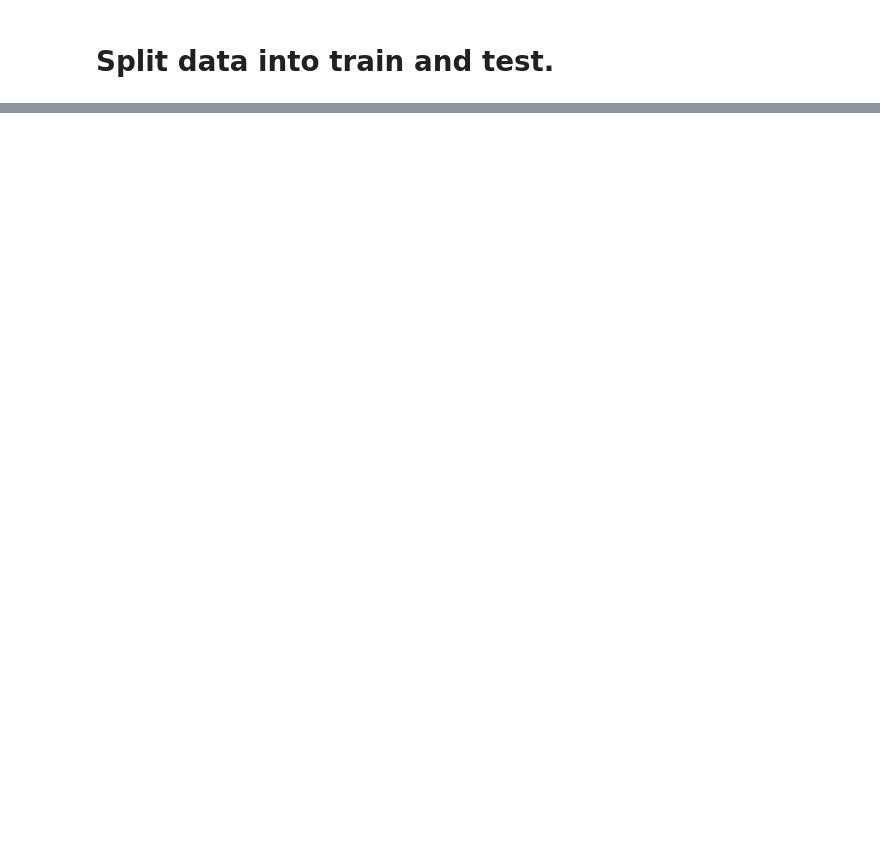
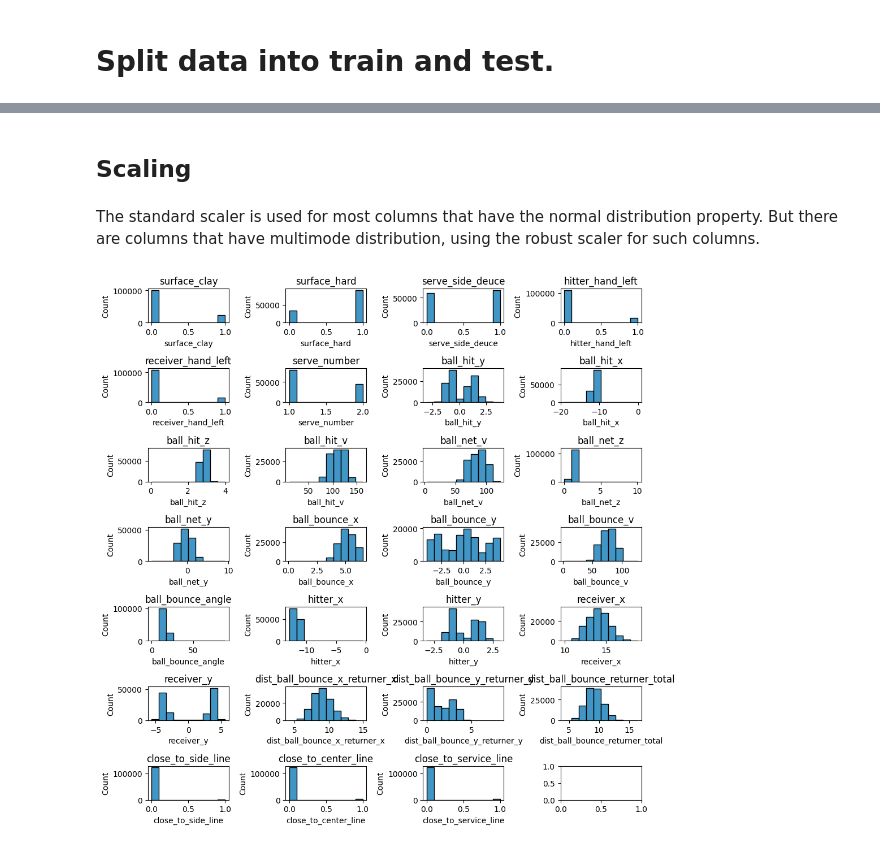
Before and after one commit to apbw-6/Tennis_Ace_Prediction, a Jupyter notebook: 3.Feature_Engineering.ipynb, the cells around one changed output, grey strips where cells are left out. Cells and saved outputs as stored; diff of their text form; code cells hidden in the pictures; blank space fills up the shorter version.

Commit message:
One hot encoding, new features, scaling, correlation matrix, dropping features

```diff
--- a/3.Feature_Engineering.ipynb
+++ b/3.Feature_Engineering.ipynb
@@ -80,0 +193,16 @@ loaded_encoder = joblib.load("one_hot_encoder.pkl")
+# %%
+tolerance = 0.10  # Setting tolerance of 10cm
+df["close_to_side_line"] = df["ball_bounce_y"].apply(
+    lambda y_coord: 1
+    if (
+        (y_coord >= singles_sideline_y - tolerance)
+        | (y_coord <= -singles_sideline_y + tolerance)
+    )
+    else 0
+)
+df["close_to_center_line"] = df["ball_bounce_y"].apply(
+    lambda y_coord: 1 if ((y_coord >= -tolerance) & (y_coord <= tolerance)) else 0
+)
+df["close_to_service_line"] = df["ball_bounce_x"].apply(
+    lambda x_coord: 1 if (x_coord >= service_line_x - tolerance) else 0
+)
@@ -80,0 +213,2 @@ loaded_encoder = joblib.load("one_hot_encoder.pkl")
+# %%
+X_train_df = df
@@ -80,0 +302,24 @@ loaded_encoder = joblib.load("one_hot_encoder.pkl")
+# %% [markdown]
+## Scaling
+# %% [markdown]
+The standard scaler is used for most columns that have the normal distribution property. But there are columns that have multimode distribution, using the robust scaler for such columns.
+# %%
+df = X_train_df
+# %%
+fig, axes = plt.subplots(nrows=7, ncols=4, figsize=(10, 10))
+
+# Flatten axes to iterate easily
+axes = axes.flatten()
+
+# Loop over columns and axes to plot histograms
+for i, col in enumerate(df.columns):
+    sns.histplot(df[col], ax=axes[i], bins=10, kde=False)
+    axes[i].set_title(f"{col}")
+    # axes[i].set_xlabel(col)
+    # axes[i].set_ylabel("Frequency")
+
+# Adjust the layout to prevent overlap
+plt.tight_layout()
+plt.show()
+# %% [output]
+[figure, added]
```
Also changed, not shown: parts of 26 cells of this notebook, 3 other files.
